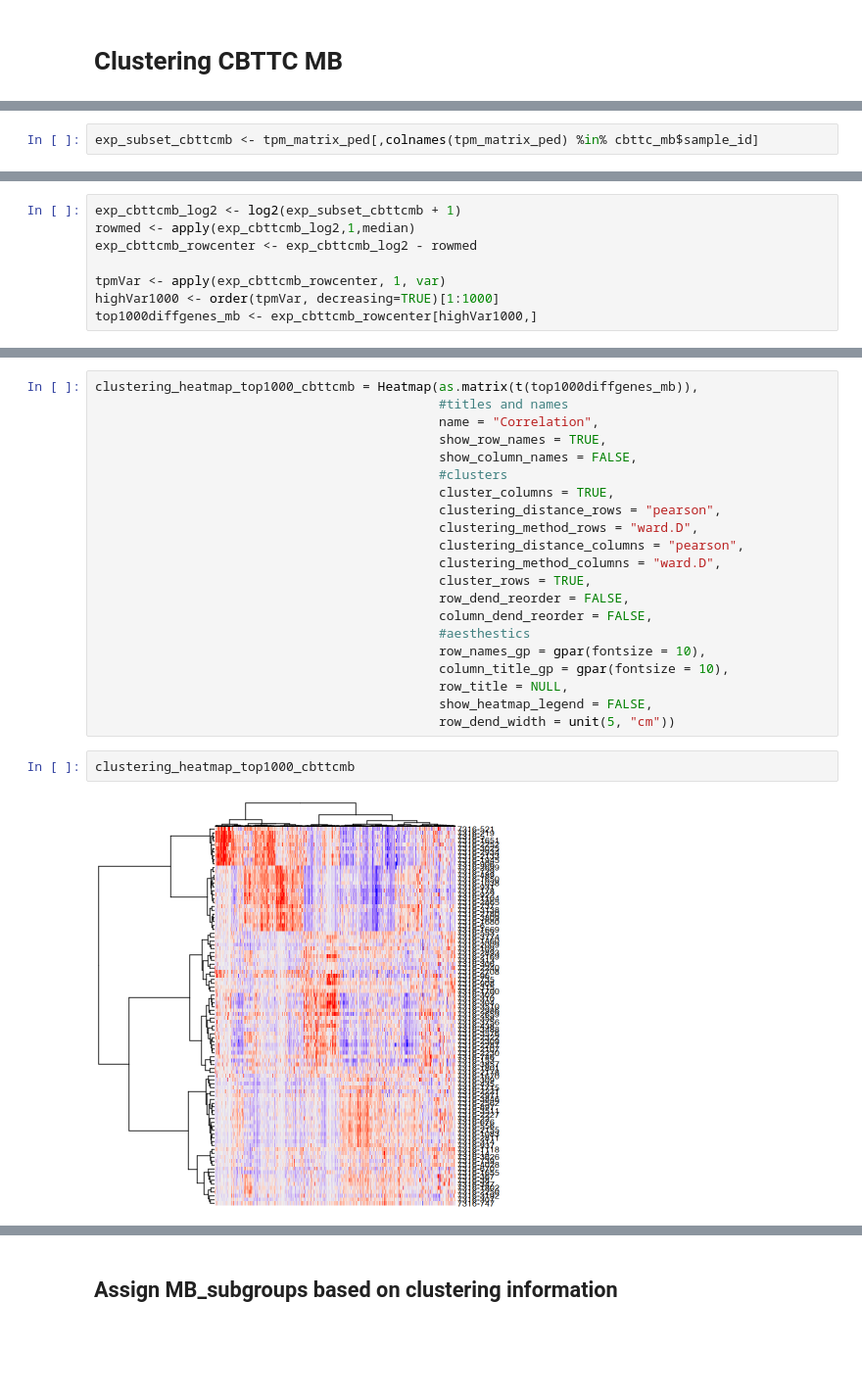
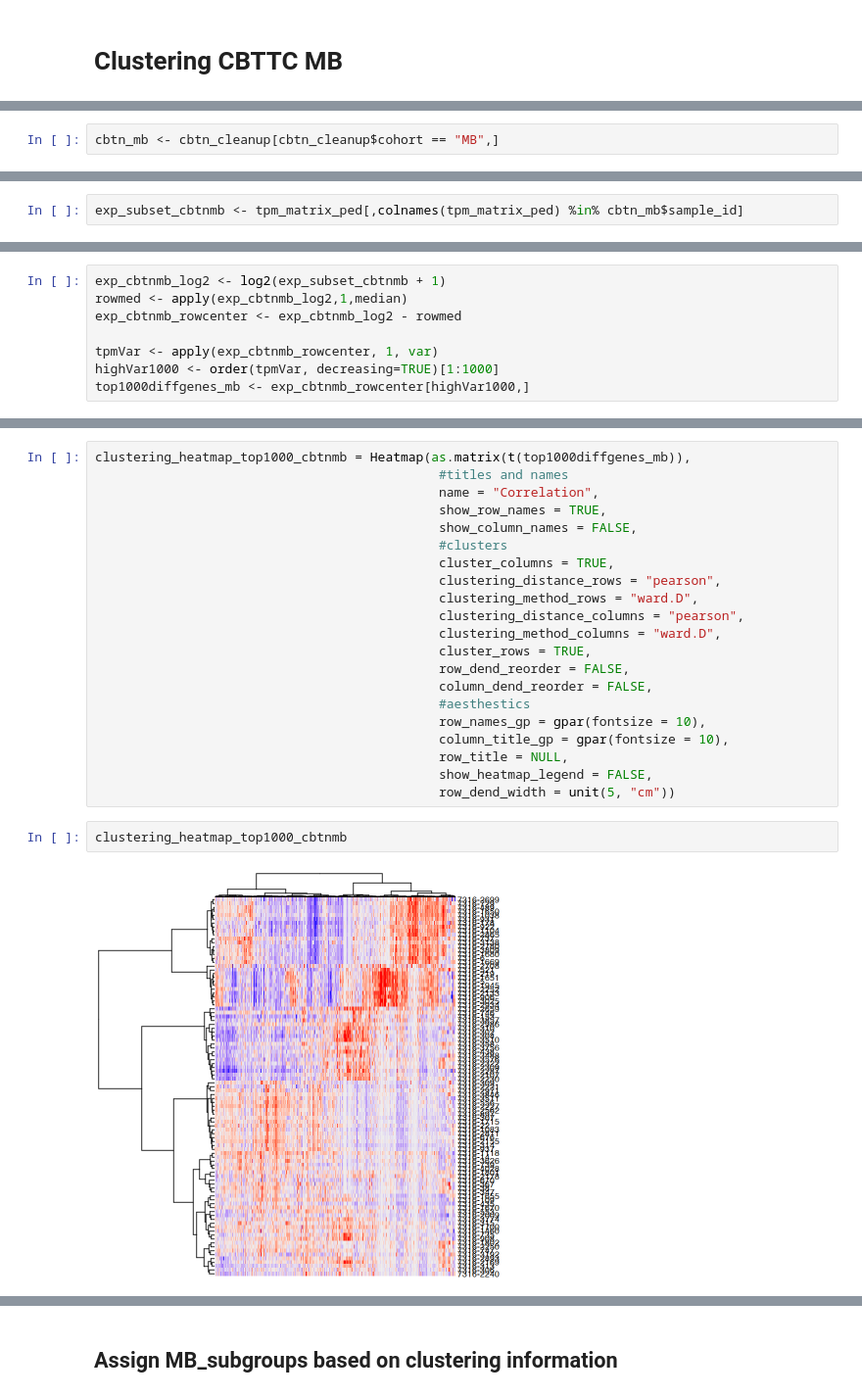
Before and after one commit to pughlab/immunogenomics_pedNST, a Jupyter notebook: notebooks/07_expression_clustering.ipynb, the cells around one changed output, grey strips where cells are left out. Shown at 98% size. Cells and saved outputs as stored; diff of their text form; blank space fills up the shorter version.

```diff
--- a/notebooks/07_expression_clustering.ipynb
+++ b/notebooks/07_expression_clustering.ipynb
@@ -368 +349,3 @@ cbttc_mb <- cbttc_cleanup[cbttc_cleanup$cohort == "MB",]
+# %%
+cbtn_mb <- cbtn_cleanup[cbtn_cleanup$cohort == "MB",]
 # %%
@@ -372,3 +355,3 @@ dim(cbttc_mb)
 # %%
-exp_subset_cbttcmb <- tpm_matrix_ped[,colnames(tpm_matrix_ped) %in% cbttc_mb$sample_id]
+exp_subset_cbtnmb <- tpm_matrix_ped[,colnames(tpm_matrix_ped) %in% cbtn_mb$sample_id]
 # %%
@@ -378,8 +361,8 @@ dim(exp_subset_cbttcmb)
 # %%
-exp_cbttcmb_log2 <- log2(exp_subset_cbttcmb + 1)
-rowmed <- apply(exp_cbttcmb_log2,1,median)
-exp_cbttcmb_rowcenter <- exp_cbttcmb_log2 - rowmed
+exp_cbtnmb_log2 <- log2(exp_subset_cbtnmb + 1)
+rowmed <- apply(exp_cbtnmb_log2,1,median)
+exp_cbtnmb_rowcenter <- exp_cbtnmb_log2 - rowmed
 
-tpmVar <- apply(exp_cbttcmb_rowcenter, 1, var)
+tpmVar <- apply(exp_cbtnmb_rowcenter, 1, var)
 highVar1000 <- order(tpmVar, decreasing=TRUE)[1:1000]
-top1000diffgenes_mb <- exp_cbttcmb_rowcenter[highVar1000,]
+top1000diffgenes_mb <- exp_cbtnmb_rowcenter[highVar1000,]
@@ -398,5 +369,5 @@ A data.frame: 6 × 98
 # %%
-clustering_heatmap_top1000_cbttcmb = Heatmap(as.matrix(t(top1000diffgenes_mb)),
+clustering_heatmap_top1000_cbtnmb = Heatmap(as.matrix(t(top1000diffgenes_mb)),
                                              #titles and names
                                              name = "Correlation",
                                              show_row_names = TRUE,
@@ -416,10 +387,10 @@ clustering_heatmap_top1000_cbttcmb = Heatmap(as.matrix(t(top1000diffgenes_mb)),
                                              row_title = NULL,
                                              show_heatmap_legend = FALSE,
                                              row_dend_width = unit(5, "cm"))
-# %%
-clustering_heatmap_top1000_cbttcmb
-# %% [output]
-[figure, removed]
+# %%
+clustering_heatmap_top1000_cbtnmb
+# %% [output]
+[figure, added]
 # %%
 pdf(file = paste0(plotpath,"heatmap_cor_CBTTC_MB_pear_top1000.pdf"),
     width = 15, height = 15,useDingbats = F)
```
Also changed, not shown: parts of 51 cells of this notebook, 12 other files.
